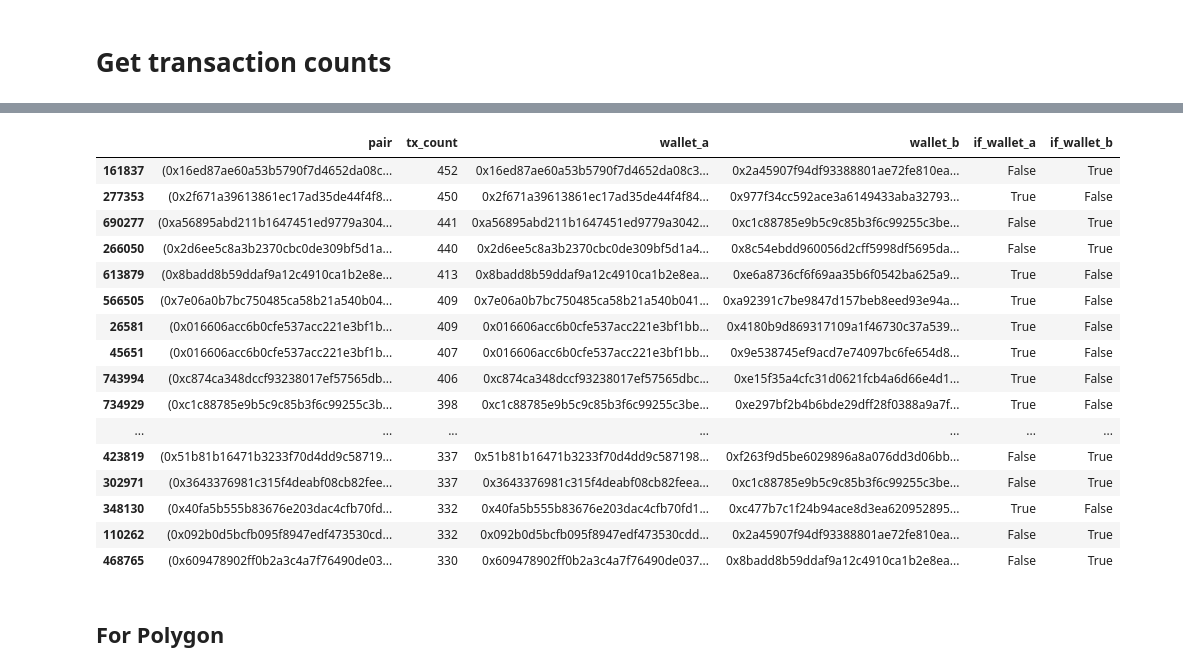
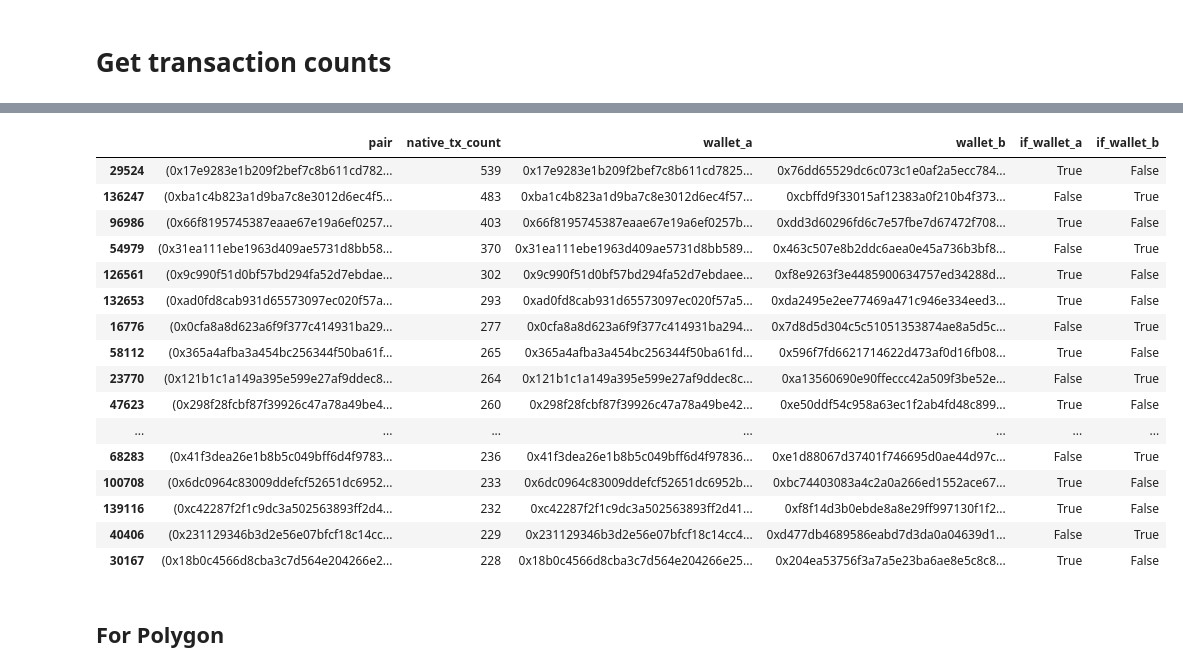
Before and after one commit to startwithf/unique-user, a Jupyter notebook: moca-airdrop/model/moca_airdrop_lab_2024oct.ipynb, the cells around one changed output, grey strips where cells are left out. Cells and saved outputs as stored; diff of their text form; code cells hidden in the pictures.

Commit message:
update moca airdrop raw data

```diff
--- a/moca-airdrop/model/moca_airdrop_lab_2024oct.ipynb
+++ b/moca-airdrop/model/moca_airdrop_lab_2024oct.ipynb
@@ -149,0 +89,2 @@ bsc_trans_df
+# %%
+native_trans_path = 'moca-airdrop/data/raw-data'
@@ -217,19 +177,16 @@ print(white_list.shape[0])
 # %%
 # check size
-print('eth: ', eth_trans_df.shape[0])
-print('pol: ', pol_trans_df.shape[0])
-print('bsc: ' , bsc_trans_df.shape[0])
+print('native: ', native_trans_df.shape[0])
+print('moca: ', moca_trans_df.shape[0])
 print('')
 
 # remove contract transactions
-eth_trans_df = remove_contract_transactions(eth_trans_df, ['from_address', 'to_address'], known_contract['address'])
-pol_trans_df = remove_contract_transactions(pol_trans_df, ['from_address', 'to_address'], known_contract['address'])
-bsc_trans_df = remove_contract_transactions(bsc_trans_df, ['from_address', 'to_address'], known_contract['address'])
-trans_df = pd.concat([eth_trans_df, pol_trans_df, bsc_trans_df], ignore_index=True)
+native_trans_df = remove_contract_transactions(native_trans_df, ['from_address', 'to_address'], known_contract['address'])
+moca_trans_df = remove_contract_transactions(moca_trans_df, ['from_address', 'to_address'], known_contract['address'])
+trans_df = pd.concat([native_trans_df, moca_trans_df], ignore_index=True)
 
 # check size
-print('eth: ', eth_trans_df.shape[0])
-print('pol: ', pol_trans_df.shape[0])
-print('bsc: ' , bsc_trans_df.shape[0])
+print('eth: ', native_trans_df.shape[0])
+print('pol: ', moca_trans_df.shape[0])
 print('total: ', trans_df.shape[0])
 # %% [output]
@@ -248,37 +203,47 @@ total:  2950817
 # %%
-eth_trans_df_count = eth_trans_df.copy()
-eth_trans_df_count['pair'] = eth_trans_df_count.apply(lambda x: tuple(sorted([x['to_address'], x['from_address']])), axis=1)
+native_trans_df_count = native_trans_df.copy()
+native_trans_df_count["pair"] = native_trans_df_count.apply(
+    lambda x: tuple(sorted([x["to_address"], x["from_address"]])), axis=1
+)
 
 # Sum the transaction counts for each wallet pair
-eth_trans_df_count = eth_trans_df_count.groupby('pair')['tx_count'].sum()
-eth_trans_df_count = pd.DataFrame(eth_trans_df_count)
-eth_trans_df_count = get_weight_df(eth_trans_df_count)
-eth_trans_df_count = eth_trans_df_count.sort_values(by='tx_count', ascending=False)
+native_trans_df_count = native_trans_df_count.groupby("pair")["native_tx_count"].sum()
+native_trans_df_count = pd.DataFrame(native_trans_df_count)
+native_trans_df_count = get_weight_df(native_trans_df_count)
+native_trans_df_count = native_trans_df_count.sort_values(
+    by="native_tx_count", ascending=False
+)
 
 # if no need to check
-eth_trans_df_count['if_wallet_a'] = eth_trans_df_count["wallet_a"].isin(holder_set.union(white_set))
-eth_trans_df_count['if_wallet_b'] = eth_trans_df_count["wallet_b"].isin(holder_set.union(white_set))
+native_trans_df_count["if_wallet_a"] = native_trans_df_count["wallet_a"].isin(
+    wallet_set.union(white_set)
+)
+native_trans_df_count["if_wallet_b"] = native_trans_df_count["wallet_b"].isin(
+    wallet_set.union(white_set)
+)
 
-# eth_trans_df_count = eth_trans_df_count.sort_values(by='tx_count', ascending=False)
-eth_trans_df_count[~eth_trans_df_count['if_wallet_a'] | ~eth_trans_df_count['if_wallet_b']].head(20)
+# native_trans_df_count = native_trans_df_count.sort_values(by='tx_count', ascending=False)
+native_trans_df_count[
+    ~native_trans_df_count["if_wallet_a"] | ~native_trans_df_count["if_wallet_b"]
+].head(20)
 # %% [output]
-|  | pair | tx_count | wallet_a | wallet_b | if_wallet_a | if_wallet_b |
-| 161837 | (0x16ed87ae60a53b5790f7d4652da08c... | 452 | 0x16ed87ae60a53b5790f7d4652da08c3... | 0x2a45907f94df93388801ae72fe810ea... | False | True |
-| 277353 | (0x2f671a39613861ec17ad35de44f4f8... | 450 | 0x2f671a39613861ec17ad35de44f4f84... | 0x977f34cc592ace3a6149433aba32793... | True | False |
-| 690277 | (0xa56895abd211b1647451ed9779a304... | 441 | 0xa56895abd211b1647451ed9779a3042... | 0xc1c88785e9b5c9c85b3f6c99255c3be... | False | True |
-| 266050 | (0x2d6ee5c8a3b2370cbc0de309bf5d1a... | 440 | 0x2d6ee5c8a3b2370cbc0de309bf5d1a4... | 0x8c54ebdd960056d2cff5998df5695da... | False | True |
-| 613879 | (0x8badd8b59ddaf9a12c4910ca1b2e8e... | 413 | 0x8badd8b59ddaf9a12c4910ca1b2e8ea... | 0xe6a8736cf6f69aa35b6f0542ba625a9... | True | False |
-| 566505 | (0x7e06a0b7bc750485ca58b21a540b04... | 409 | 0x7e06a0b7bc750485ca58b21a540b041... | 0xa92391c7be9847d157beb8eed93e94a... | True | False |
-| 26581 | (0x016606acc6b0cfe537acc221e3bf1b... | 409 | 0x016606acc6b0cfe537acc221e3bf1bb... | 0x4180b9d869317109a1f46730c37a539... | True | False |
-| 45651 | (0x016606acc6b0cfe537acc221e3bf1b... | 407 | 0x016606acc6b0cfe537acc221e3bf1bb... | 0x9e538745ef9acd7e74097bc6fe654d8... | True | False |
-| 743994 | (0xc874ca348dccf93238017ef57565db... | 406 | 0xc874ca348dccf93238017ef57565dbc... | 0xe15f35a4cfc31d0621fcb4a6d66e4d1... | True | False |
-| 734929 | (0xc1c88785e9b5c9c85b3f6c99255c3b... | 398 | 0xc1c88785e9b5c9c85b3f6c99255c3be... | 0xe297bf2b4b6bde29dff28f0388a9a7f... | True | False |
+|  | pair | native_tx_count | wallet_a | wallet_b | if_wallet_a | if_wallet_b |
+| 29524 | (0x17e9283e1b209f2bef7c8b611cd782... | 539 | 0x17e9283e1b209f2bef7c8b611cd7825... | 0x76dd65529dc6c073c1e0af2a5ecc784... | True | False |
+| 136247 | (0xba1c4b823a1d9ba7c8e3012d6ec4f5... | 483 | 0xba1c4b823a1d9ba7c8e3012d6ec4f57... | 0xcbffd9f33015af12383a0f210b4f373... | False | True |
+| 96986 | (0x66f8195745387eaae67e19a6ef0257... | 403 | 0x66f8195745387eaae67e19a6ef0257b... | 0xdd3d60296fd6c7e57fbe7d67472f708... | True | False |
+| 54979 | (0x31ea111ebe1963d409ae5731d8bb58... | 370 | 0x31ea111ebe1963d409ae5731d8bb589... | 0x463c507e8b2ddc6aea0e45a736b3bf8... | False | True |
+| 126561 | (0x9c990f51d0bf57bd294fa52d7ebdae... | 302 | 0x9c990f51d0bf57bd294fa52d7ebdaee... | 0xf8e9263f3e4485900634757ed34288d... | True | False |
+| 132653 | (0xad0fd8cab931d65573097ec020f57a... | 293 | 0xad0fd8cab931d65573097ec020f57a5... | 0xda2495e2ee77469a471c946e334eed3... | True | False |
+| 16776 | (0x0cfa8a8d623a6f9f377c414931ba29... | 277 | 0x0cfa8a8d623a6f9f377c414931ba294... | 0x7d8d5d304c5c51051353874ae8a5d5c... | False | True |
+| 58112 | (0x365a4afba3a454bc256344f50ba61f... | 265 | 0x365a4afba3a454bc256344f50ba61fd... | 0x596f7fd6621714622d473af0d16fb08... | True | False |
+| 23770 | (0x121b1c1a149a395e599e27af9ddec8... | 264 | 0x121b1c1a149a395e599e27af9ddec8c... | 0xa13560690e90ffeccc42a509f3be52e... | False | True |
+| 47623 | (0x298f28fcbf87f39926c47a78a49be4... | 260 | 0x298f28fcbf87f39926c47a78a49be42... | 0xe50ddf54c958a63ec1f2ab4fd48c899... | True | False |
 | ... | ... | ... | ... | ... | ... | ... |
-| 423819 | (0x51b81b16471b3233f70d4dd9c58719... | 337 | 0x51b81b16471b3233f70d4dd9c587198... | 0xf263f9d5be6029896a8a076dd3d06bb... | False | True |
-| 302971 | (0x3643376981c315f4deabf08cb82fee... | 337 | 0x3643376981c315f4deabf08cb82feea... | 0xc1c88785e9b5c9c85b3f6c99255c3be... | False | True |
-| 348130 | (0x40fa5b555b83676e203dac4cfb70fd... | 332 | 0x40fa5b555b83676e203dac4cfb70fd1... | 0xc477b7c1f24b94ace8d3ea620952895... | True | False |
-| 110262 | (0x092b0d5bcfb095f8947edf473530cd... | 332 | 0x092b0d5bcfb095f8947edf473530cdd... | 0x2a45907f94df93388801ae72fe810ea... | False | True |
-| 468765 | (0x609478902ff0b2a3c4a7f76490de03... | 330 | 0x609478902ff0b2a3c4a7f76490de037... | 0x8badd8b59ddaf9a12c4910ca1b2e8ea... | False | True |
+| 68283 | (0x41f3dea26e1b8b5c049bff6d4f9783... | 236 | 0x41f3dea26e1b8b5c049bff6d4f97836... | 0xe1d88067d37401f746695d0ae44d97c... | False | True |
+| 100708 | (0x6dc0964c83009ddefcf52651dc6952... | 233 | 0x6dc0964c83009ddefcf52651dc6952b... | 0xbc74403083a4c2a0a266ed1552ace67... | True | False |
+| 139116 | (0xc42287f2f1c9dc3a502563893ff2d4... | 232 | 0xc42287f2f1c9dc3a502563893ff2d41... | 0xf8f14d3b0ebde8a8e29ff997130f1f2... | True | False |
+| 40406 | (0x231129346b3d2e56e07bfcf18c14cc... | 229 | 0x231129346b3d2e56e07bfcf18c14cc4... | 0xd477db4689586eabd7d3da0a04639d1... | False | True |
+| 30167 | (0x18b0c4566d8cba3c7d564e204266e2... | 228 | 0x18b0c4566d8cba3c7d564e204266e25... | 0x204ea53756f3a7a5e23ba6ae8e5c8c8... | True | False |
 # %% [markdown]
 ## For Polygon
 # %%
```
Also changed, not shown: parts of 16 cells of this notebook, 27 other files.
